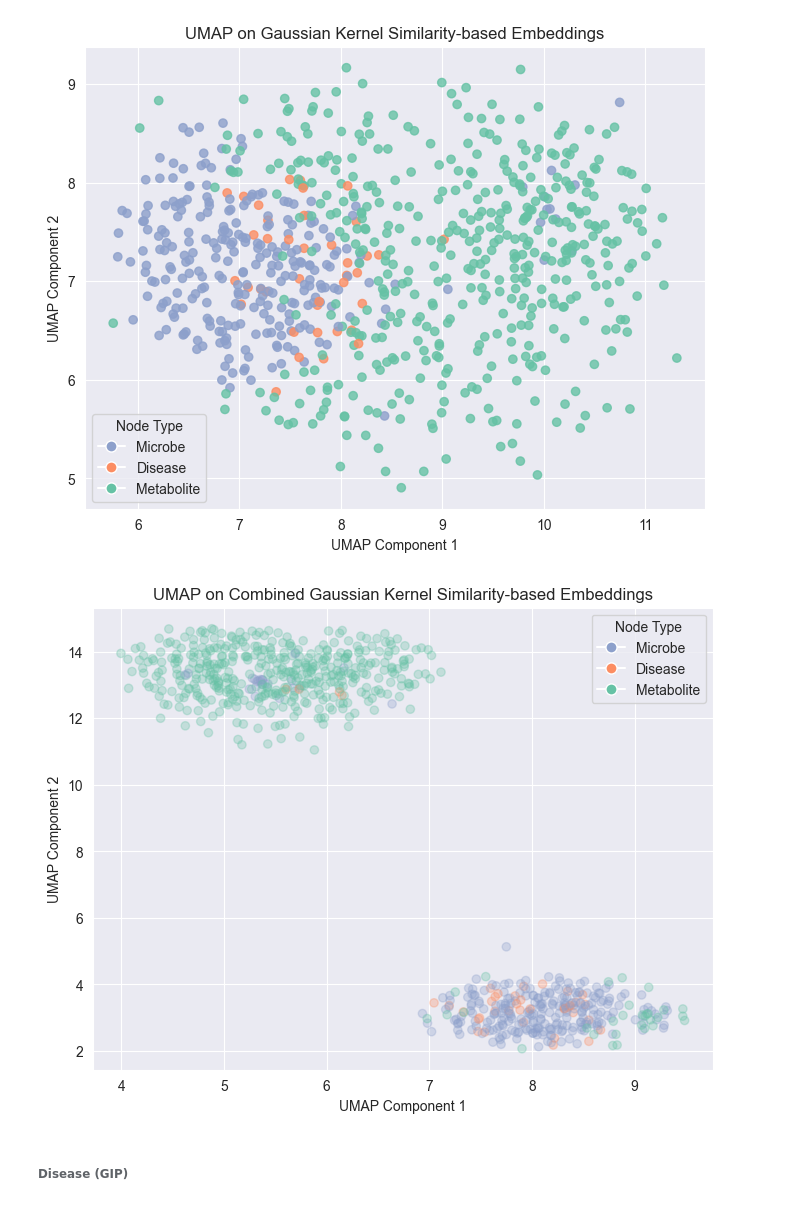
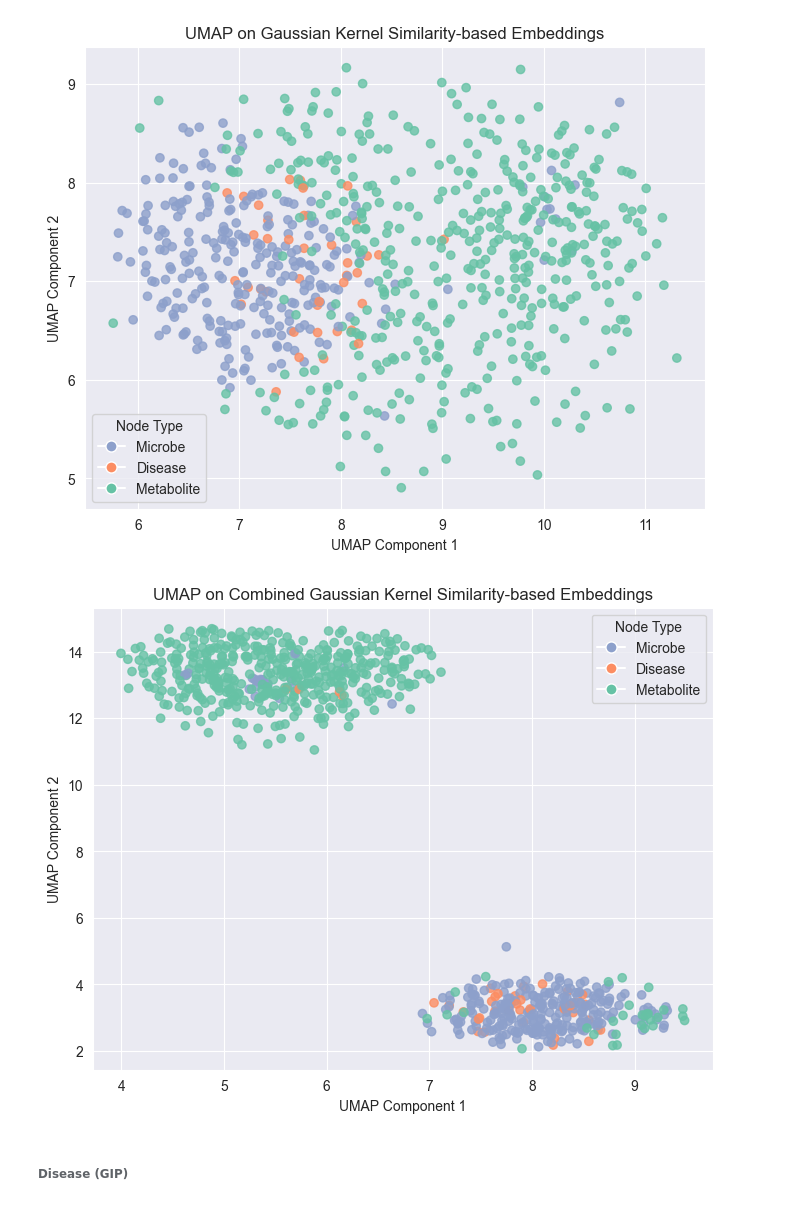
Before and after one commit to lucyzhang95/Network_Analysis, a Jupyter notebook: graph_network_analysis.ipynb, the cells around one changed output. Drawn from its saved outputs; the diff is of its cells as text; code cells hidden in the pictures.

Commit message:
update combined UMAP based on GIP

```diff
--- a/graph_network_analysis.ipynb
+++ b/graph_network_analysis.ipynb
@@ -1370,22 +1368,22 @@ color_map = {'microbe': microbe_color, 'disease': disease_color, 'metabolite': m
 node_colors = [color_map[t] for t in node_types]
 # %%
 plt.figure(figsize=(8, 6))
-plt.scatter(umap_embeddings_combined[:, 0], umap_embeddings_combined[:, 1], c=node_colors, alpha=0.3)
+plt.scatter(umap_embeddings_combined[:, 0], umap_embeddings_combined[:, 1], c=node_colors, alpha=0.8)
 
 # Create a legend
 legend_labels = {v: k.capitalize() for k, v in color_map.items()}
 handles = [plt.Line2D([0], [0], marker='o', color='w', markersize=8, markerfacecolor=v) for v in color_map.values()]
 plt.legend(handles, legend_labels.values(), title="Node Type", loc="best")
 
 # Add labels and title
 plt.xlabel("UMAP Component 1")
 plt.ylabel("UMAP Component 2")
 plt.title("UMAP on Combined Gaussian Kernel Similarity-based Embeddings")
 
 # Show the plot
 plt.show()
 # %% [output]
-[figure, old version]
+[figure, new version]
 # %% [markdown]
 ###### Disease (GIP)
 # %%
```
Also changed, not shown: parts of 2 cells of this notebook.
